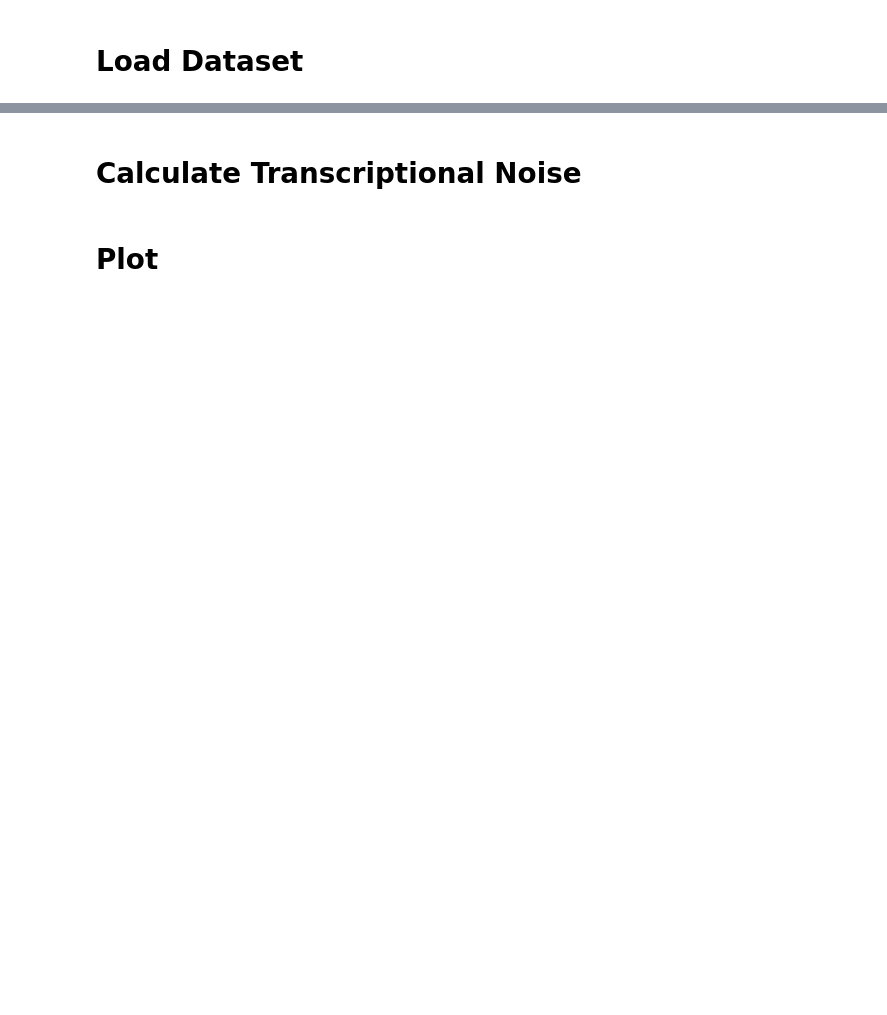
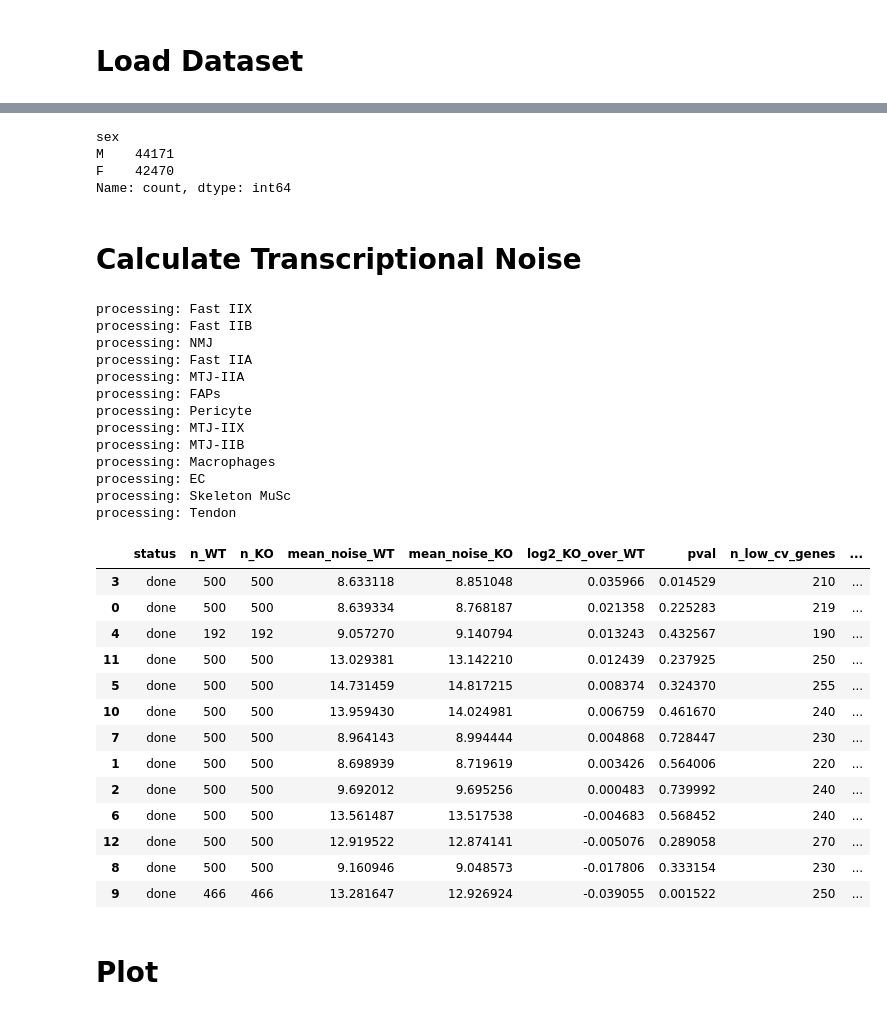
Before and after one commit to sachha-naksha/TA_muscle_ageing, a Jupyter notebook: py_scripts/2_single_nuc_inspection/Transcriptional_Heterogeneity.ipynb, the cells around one changed output, grey strips where cells are left out. Drawn from its saved outputs; the diff is of its cells as text; code cells hidden in the pictures; blank space fills up the shorter version.

```diff
--- a/py_scripts/2_single_nuc_inspection/Transcriptional_Heterogeneity.ipynb
+++ b/py_scripts/2_single_nuc_inspection/Transcriptional_Heterogeneity.ipynb
@@ -40,8 +70,12 @@ cell_types
 # %%
-SEX = None
 if SEX == "F" or SEX == "M":
     adata = pgl.subset_adata_by_obs(adata, filters={"sex": SEX})
 adata.obs["sex"].value_counts()
+# %% [output]
+sex
+M    44171
+F    42470
+Name: count, dtype: int64
 # %% [markdown]
 # Calculate Transcriptional Noise
 # %%
@@ -63,7 +97,7 @@ for celltype in cell_types:
         group1=group1,
         group2=group2,
         layer=layer,
-        max_cells=300,
+        max_cells=500,
         min_cells=10,
         n_bins=10,
         bottom_frac=0.10,
@@ -74,33 +108,61 @@ for celltype in cell_types:
     summary["celltype"] = celltype
     all_summary.append(summary)
 
     # store per-cell noise values
     if noise_df is not None:
         noise_df["celltype"] = celltype
         all_noise.append(noise_df)
 
 # combine results
 noise_all_df = pd.concat(all_noise, ignore_index=True)
 summary_df = pd.DataFrame(all_summary)
 
 # adjust p-values
 done_mask = summary_df["status"] == "done"
 
 summary_df.loc[done_mask, "padj"] = multipletests(
     summary_df.loc[done_mask, "pval"],
     method="fdr_bh"
 )[1]
 
 summary_df["significant"] = summary_df["padj"] < 0.05
 
 # sort summary
 summary_df = summary_df.sort_values(
     f"log2_{group2}_over_{group1}",
     ascending=False,
     na_position="last"
 )
 
 summary_df
+# %% [output]
+processing: Fast IIX
+processing: Fast IIB
+processing: NMJ
+processing: Fast IIA
+processing: MTJ-IIA
+processing: FAPs
+processing: Pericyte
+processing: MTJ-IIX
+processing: MTJ-IIB
+processing: Macrophages
+processing: EC
+processing: Skeleton MuSc
+processing: Tendon
+|  | status | n_WT | n_KO | mean_noise_WT | mean_noise_KO | log2_KO_over_WT | pval | n_low_cv_genes | ... |
+| 3 | done | 500 | 500 | 8.633118 | 8.851048 | 0.035966 | 0.014529 | 210 | ... |
+| 0 | done | 500 | 500 | 8.639334 | 8.768187 | 0.021358 | 0.225283 | 219 | ... |
+| 4 | done | 192 | 192 | 9.057270 | 9.140794 | 0.013243 | 0.432567 | 190 | ... |
+| 11 | done | 500 | 500 | 13.029381 | 13.142210 | 0.012439 | 0.237925 | 250 | ... |
+| 5 | done | 500 | 500 | 14.731459 | 14.817215 | 0.008374 | 0.324370 | 255 | ... |
+| 10 | done | 500 | 500 | 13.959430 | 14.024981 | 0.006759 | 0.461670 | 240 | ... |
+| 7 | done | 500 | 500 | 8.964143 | 8.994444 | 0.004868 | 0.728447 | 230 | ... |
+| 1 | done | 500 | 500 | 8.698939 | 8.719619 | 0.003426 | 0.564006 | 220 | ... |
+| 2 | done | 500 | 500 | 9.692012 | 9.695256 | 0.000483 | 0.739992 | 240 | ... |
+| 6 | done | 500 | 500 | 13.561487 | 13.517538 | -0.004683 | 0.568452 | 240 | ... |
+| 12 | done | 500 | 500 | 12.919522 | 12.874141 | -0.005076 | 0.289058 | 270 | ... |
+| 8 | done | 500 | 500 | 9.160946 | 9.048573 | -0.017806 | 0.333154 | 230 | ... |
+| 9 | done | 466 | 466 | 13.281647 | 12.926924 | -0.039055 | 0.001522 | 250 | ... |
 # %% [markdown]
 # Plot
 # %%
```
Also changed, not shown: parts of 7 cells of this notebook, 15 other files.
